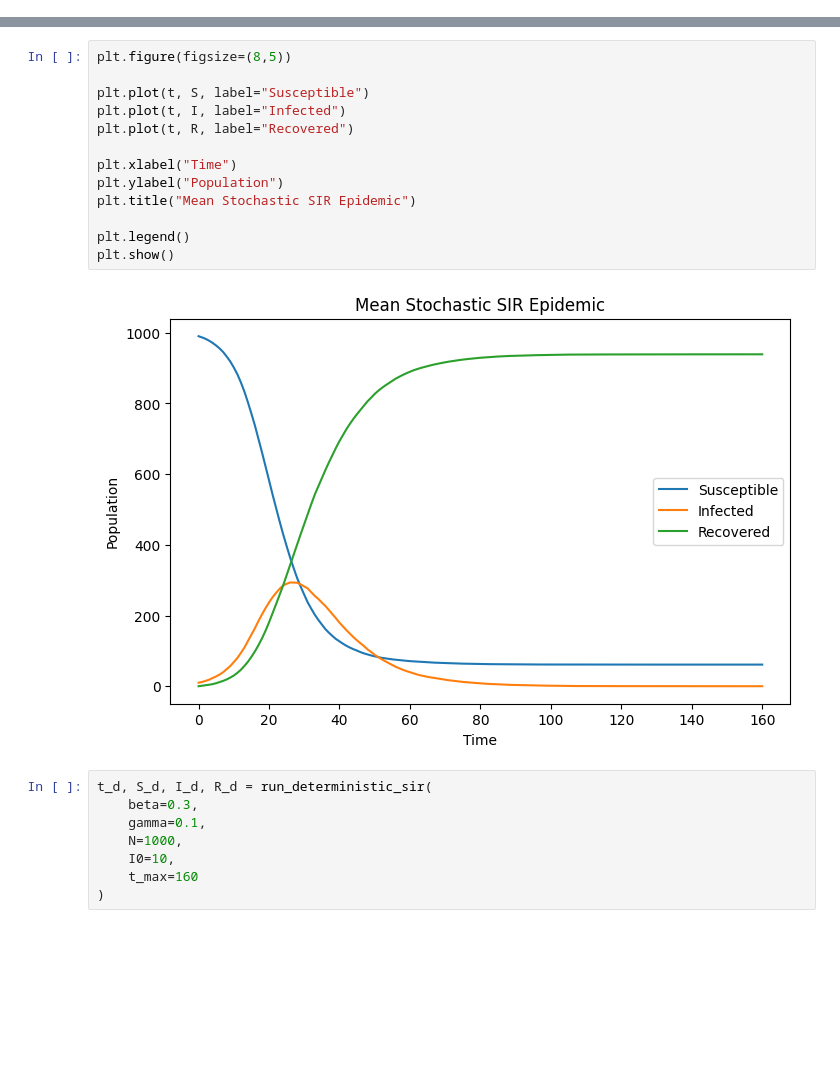
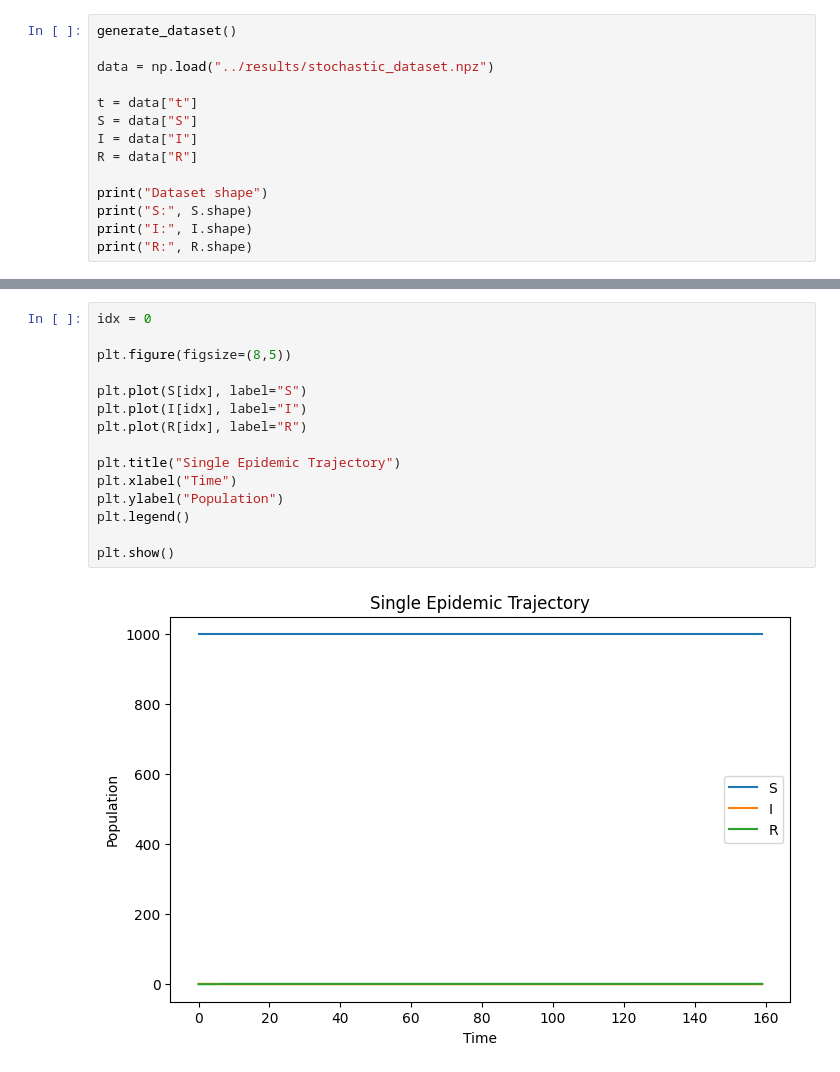
Before and after one commit to muien5080/SIRA-Screening, a Jupyter notebook: notebooks/sir_experiments.ipynb, the cells around one changed output, grey strips where cells are left out. Saved outputs shown, nothing was run; the diff lists cells and outputs as text; blank space fills up the shorter version.

```diff
--- a/notebooks/sir_experiments.ipynb
+++ b/notebooks/sir_experiments.ipynb
@@ -25,0 +8,14 @@ t, S, I, R = run_stochastic_sir(
+# %%
+generate_dataset()
+
+data = np.load("../results/stochastic_dataset.npz")
+
+t = data["t"]
+S = data["S"]
+I = data["I"]
+R = data["R"]
+
+print("Dataset shape")
+print("S:", S.shape)
+print("I:", I.shape)
+print("R:", R.shape)
@@ -26,23 +89,17 @@ t, S, I, R = run_stochastic_sir(
 # %%
+idx = 0
+
 plt.figure(figsize=(8,5))
 
-plt.plot(t, S, label="Susceptible")
-plt.plot(t, I, label="Infected")
-plt.plot(t, R, label="Recovered")
+plt.plot(S[idx], label="S")
+plt.plot(I[idx], label="I")
+plt.plot(R[idx], label="R")
 
+plt.title("Single Epidemic Trajectory")
 plt.xlabel("Time")
 plt.ylabel("Population")
-plt.title("Mean Stochastic SIR Epidemic")
+plt.legend()
 
-plt.legend()
 plt.show()
 # %% [output]
-[figure, old version]
+[figure, new version]
-# %%
-t_d, S_d, I_d, R_d = run_deterministic_sir(
-    beta=0.3,
-    gamma=0.1,
-    N=1000,
-    I0=10,
-    t_max=160
-)
```
Also changed, not shown: parts of 14 cells of this notebook, 12 other files.
